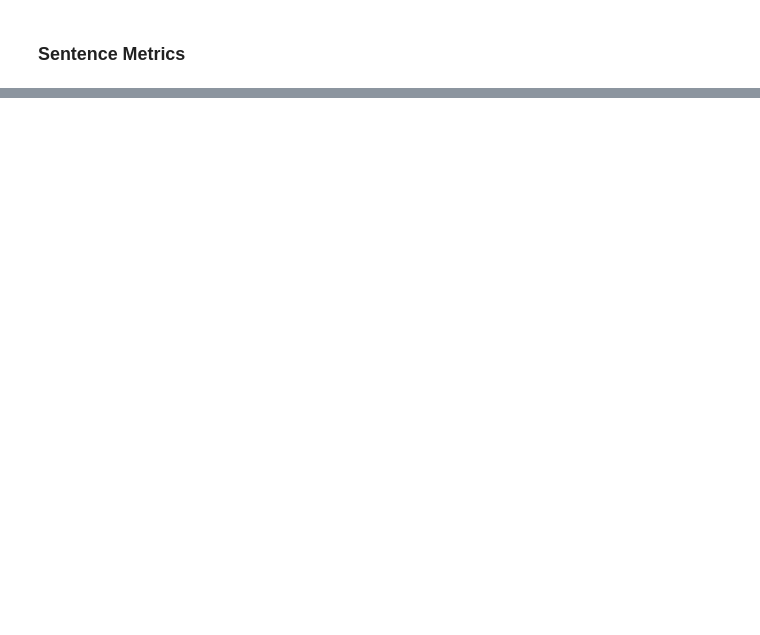
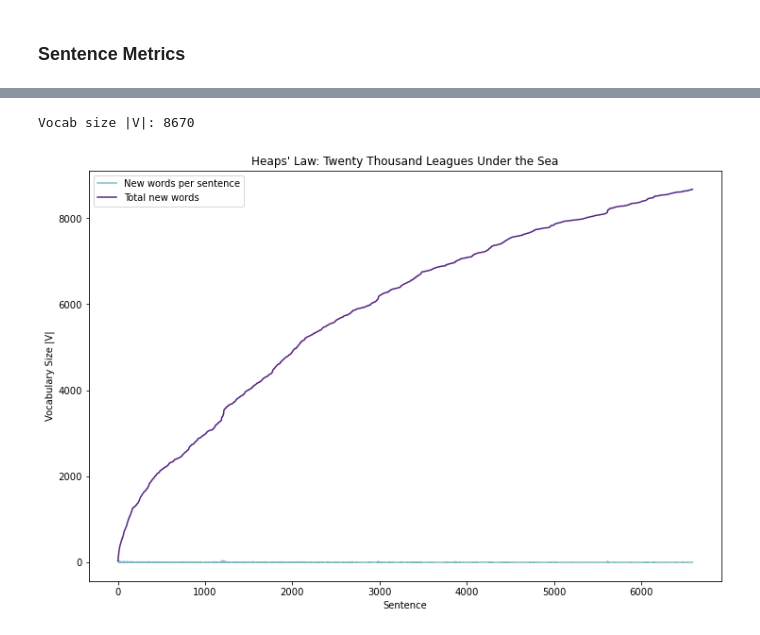
Before and after one commit to samar14641/ql-vocab-nets, a Jupyter notebook: quantitative_linguistics.ipynb, the cells around one changed output, grey strips where cells are left out. Saved outputs shown, nothing was run; the diff lists cells and outputs as text; code cells hidden in the pictures; blank space fills up the shorter version.

```diff
--- a/quantitative_linguistics.ipynb
+++ b/quantitative_linguistics.ipynb
@@ -99,0 +105,39 @@ Min sentence length: 0
+# %%
+def heaps_law(sentences: list, name) -> None:
+    """Plot Heaps' Law for a list of sentences
+    Parameters:
+        sentences (list): a list of tokens in each sentence
+        name (str): the name of the text
+    Returns:
+        None"""
+
+    vocab, vocab_growth = set(), []
+
+    for sentence in sentences:
+        count = 0
+
+        for word in sentence:
+            if word not in vocab:
+                count += 1
+                vocab.add(word)
+
+        vocab_growth.append(count)
+
+    vocab_growth = pd.Series(vocab_growth)
+
+    print('Vocab size |V|:', len(vocab))
+
+    fig, ax = plt.subplots(figsize = (12, 8))
+    plt.plot(range(1, len(vocab_growth) + 1), vocab_growth, alpha = 0.5, color = '#00788c', label = 'New words per sentence')
+    plt.plot(range(1, len(vocab_growth) + 1), vocab_growth.cumsum(), color = '#552583', label = 'Total new words')
+    plt.title("Heaps' Law: {}".format(name))
+    plt.xlabel('Sentence')
+    plt.ylabel('Vocabulary Size |V|')
+    plt.legend()
+    plt.show()
+    plt.close()
+# %%
+heaps_law(ttl_sents, ttl_title)
+# %% [output]
+Vocab size |V|: 8670
+[figure, added]
```
Also changed, not shown: parts of 10 cells of this notebook.
